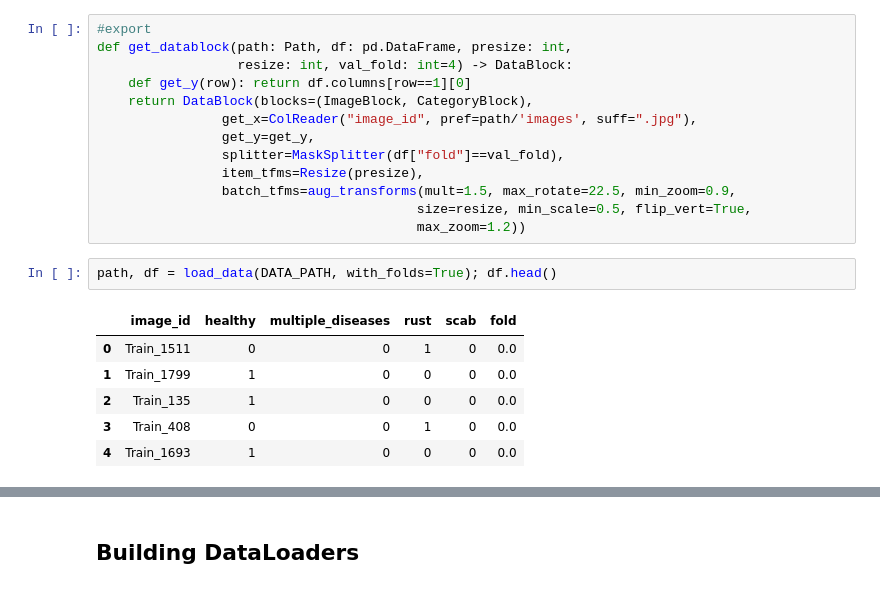
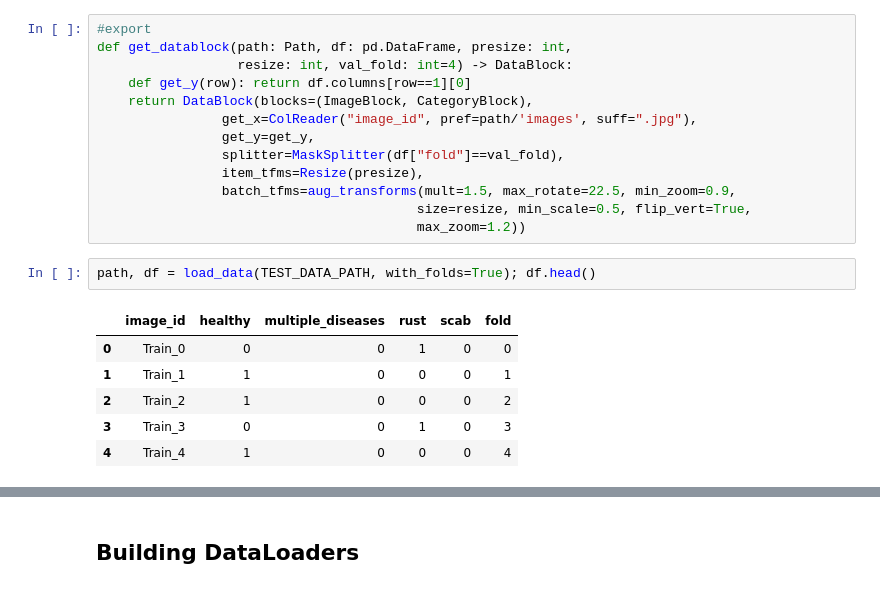
Before and after one commit to bwolfson97/plant_pathology, a Jupyter notebook: nbks/01_dataset.ipynb, the cells around one changed output, grey strips where cells are left out. Cells and saved outputs as stored; diff of their text form.

```diff
--- a/nbks/01_dataset.ipynb
+++ b/nbks/01_dataset.ipynb
@@ -32,11 +32,11 @@ def get_datablock(path: Path, df: pd.DataFrame, presize: int,
                                          size=resize, min_scale=0.5, flip_vert=True,
                                          max_zoom=1.2))
 # %%
-path, df = load_data(DATA_PATH, with_folds=True); df.head()
+path, df = load_data(TEST_DATA_PATH, with_folds=True); df.head()
 # %% [output]
 |  | image_id | healthy | multiple_diseases | rust | scab | fold |
-| 0 | Train_1511 | 0 | 0 | 1 | 0 | 0.0 |
-| 1 | Train_1799 | 1 | 0 | 0 | 0 | 0.0 |
-| 2 | Train_135 | 1 | 0 | 0 | 0 | 0.0 |
-| 3 | Train_408 | 0 | 0 | 1 | 0 | 0.0 |
-| 4 | Train_1693 | 1 | 0 | 0 | 0 | 0.0 |
+| 0 | Train_0 | 0 | 0 | 1 | 0 | 0 |
+| 1 | Train_1 | 1 | 0 | 0 | 0 | 1 |
+| 2 | Train_2 | 1 | 0 | 0 | 0 | 2 |
+| 3 | Train_3 | 0 | 0 | 1 | 0 | 3 |
+| 4 | Train_4 | 1 | 0 | 0 | 0 | 4 |
```
Also changed, not shown: parts of 10 cells of this notebook, 7 other files.
